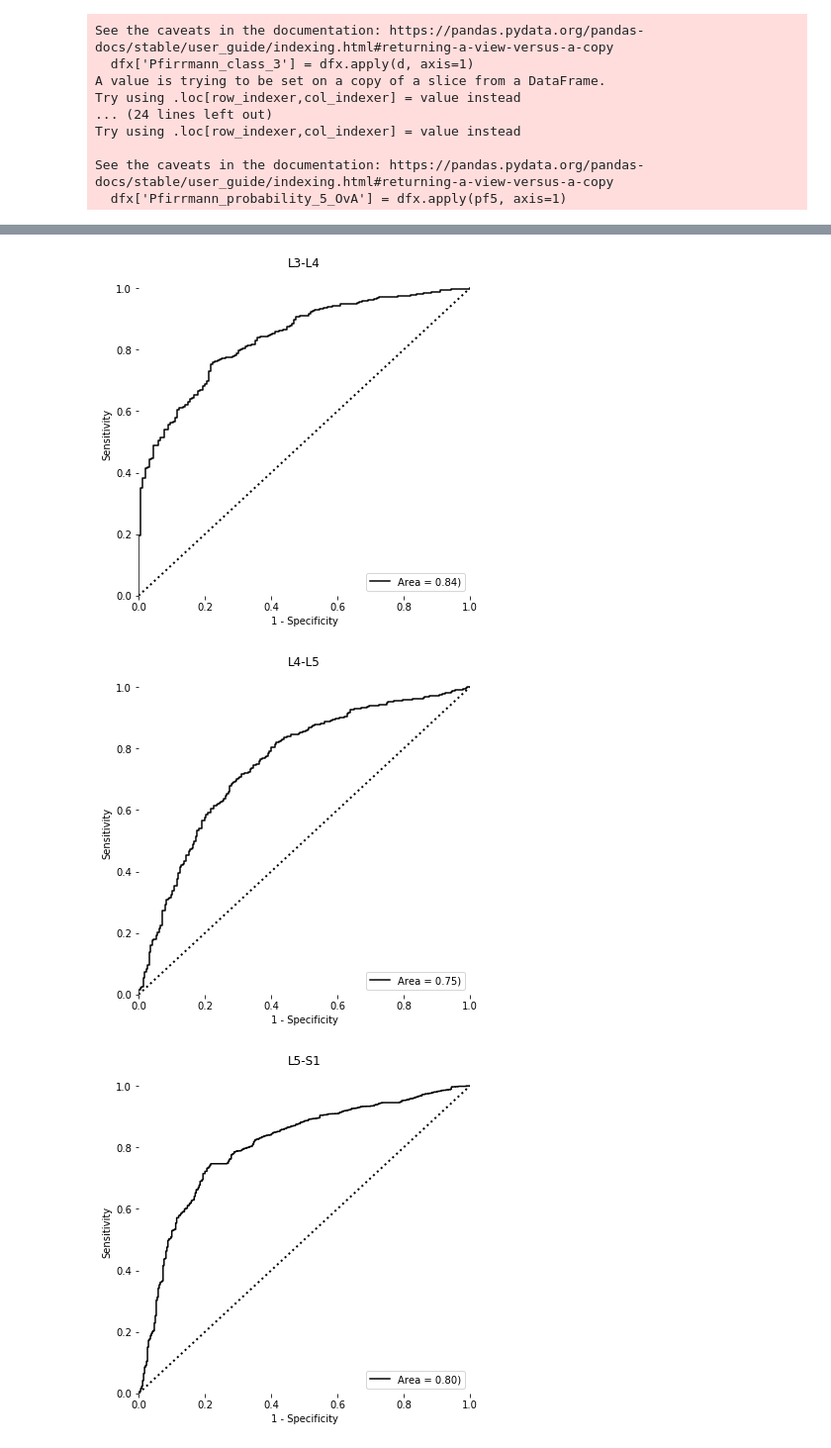
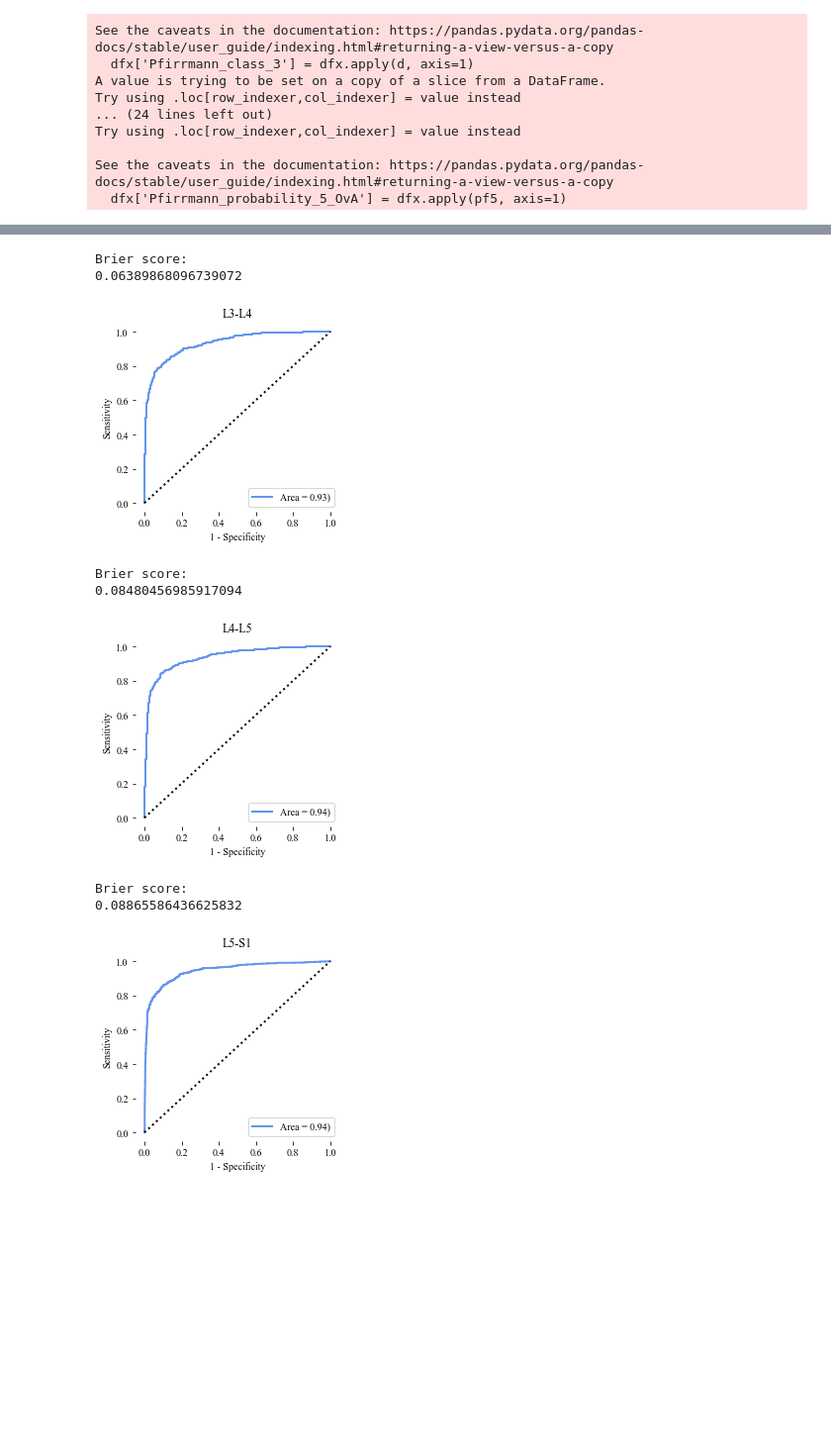
Before and after one commit to TerMcs/agrel_spinenet_external_validation, a Jupyter notebook: notebooks/ROC_curves.ipynb, the cells around one changed output, grey strips where cells are left out. Shown: that part at 99% size. Saved outputs shown, nothing was run; the diff lists cells and outputs as text; code cells hidden in the pictures; blank space fills up the shorter version.

```diff
--- a/notebooks/ROC_curves.ipynb
+++ b/notebooks/ROC_curves.ipynb
@@ -276,7 +278,9 @@ Try using .loc[row_indexer,col_indexer] = value instead
 See the caveats in the documentation: https://pandas.pydata.org/pandas-docs/stable/user_guide/indexing.html#returning-a-view-versus-a-copy
   dfx['Pfirrmann_probability_5_OvA'] = dfx.apply(pf5, axis=1)
 # %%
+import pandas as pd
 # dfx.to_csv('../data/df_OvA.csv', index=False)
+dfx = pd.read_csv('../data/df.csv')
 # %%
 import matplotlib.pyplot as plt
 from itertools import cycle
@@ -490,51 +498,54 @@ Balanced accuracy:
 # %%
 #### ROC for lower Modic changes ####
 
-df_mc_r = dfx[['project_ID', 'Level', 'UpperMC_probability', 'UpperMC_correct', 'UpperMarrow', 'gt_mc_r']].copy()
-df_mc_r.rename(columns = {'UpperMC_probability':'MC_probability', 'UpperMC_correct': 'MC_correct','UpperMarrow':'MC_prediction', 'gt_mc_r':'gt_mc'}, inplace = True)
+# df_mc_r = dfx[['project_ID', 'Level', 'UpperMC_probability', 'UpperMC_correct', 'UpperMarrow', 'gt_mc_r']].copy()
+# df_mc_r.rename(columns = {'UpperMC_probability':'MC_probability', 'UpperMC_correct': 'MC_correct','UpperMarrow':'MC_prediction', 'gt_mc_r':'gt_mc'}, inplace = True)
 
-df_mc_c = dfx[['project_ID', 'Level', 'LowerMC_probability','UpperMC_correct', 'LowerMarrow', 'gt_mc_c']].copy()
-df_mc_c.rename(columns = {'LowerMC_probability':'MC_probability','UpperMC_correct': 'MC_correct', 'LowerMarrow':'MC_prediction', 'gt_mc_c':'gt_mc'}, inplace = True)
+# df_mc_c = dfx[['project_ID', 'Level', 'LowerMC_probability','UpperMC_correct', 'LowerMarrow', 'gt_mc_c']].copy()
+# df_mc_c.rename(columns = {'LowerMC_probability':'MC_probability','UpperMC_correct': 'MC_correct', 'LowerMarrow':'MC_prediction', 'gt_mc_c':'gt_mc'}, inplace = True)
 
-dfs = [df_mc_r, df_mc_c]
-df_mc = pd.concat(dfs)
+# dfs = [df_mc_r, df_mc_c]
+# df_mc = pd.concat(dfs)
+
+df_mc = pd.read_csv('../data/ROC_testing_3.csv')
 
 for j in levels:
     df = df_mc
     df = df.loc[df['Level'] == j]
-    y_test = df[['MC_correct']].to_numpy()
-    y_prediction = df[['MC_prediction']].to_numpy()
+    y_test = df[['gt_mc']].astype('int32').to_numpy()
+    y_prediction = df[['MC_prediction']].astype('int32').to_numpy()
 
     # for i in range(n_classes):
     # print('Balanced accuracy: ')
     # print(balanced_accuracy_score(y_test, y_prediction))
 
 
-    y_prob = df[["MC_probability"]].to_numpy()
-    # print('Brier score: ')
-    # print(brier_score_loss(y_test, y_prob))
+    y_prob = df[["MC_gt_probabilities"]].to_numpy()
+    print('Brier score: ')
+    print(brier_score_loss(y_test, y_prob))
 
     fpr, tpr, _ = roc_curve(y_test, y_prob)
     roc_auc = auc(fpr, tpr)
 
     #### For single ROC plot ####
     # for i in range(n_classes):
-    plt.figure(figsize=(6, 6))
+    plt.figure(figsize=(3.7, 3.5))
     plt.plot(
         fpr,
         tpr,
-        color="black",
-        label="Area = %0.2f)" % roc_auc
+        color="cornflowerblue",
+        label="Area = %0.2f)" % roc_auc,
+        linewidth=2
     )
     plt.plot([0, 1], [0, 1], color="black", lw=2, linestyle="dotted")
-    plt.xlim([0.0, 1.0])
-    plt.ylim([0.0, 1.05])
+    plt.xlim([-0.05, 1.05])
+    plt.ylim([-0.05, 1.05])
     plt.xlabel("1 - Specificity")
     plt.ylabel("Sensitivity")
     plt.title(j)
     plt.legend(loc="lower right")
     plt.box(False)
 
-    plt.savefig(f'../outputs/ROC_MC_{j}.svg')
+    plt.savefig(f'../outputs/ROC_MC_{j}_220929.svg')
     plt.show()
 # %% [output]
@@ -543,6 +558,12 @@ for j in levels:
+Brier score:
+0.06389868096739072
-[figure, old version]
+[figure, new version]
+Brier score:
+0.08480456985917094
-[figure, old version]
+[figure, new version]
+Brier score:
+0.08865586436625832
-[figure, old version]
+[figure, new version]
 # %%
 
 df = df_mc
```
Also changed, not shown: parts of 6 cells of this notebook, 4 other files.
